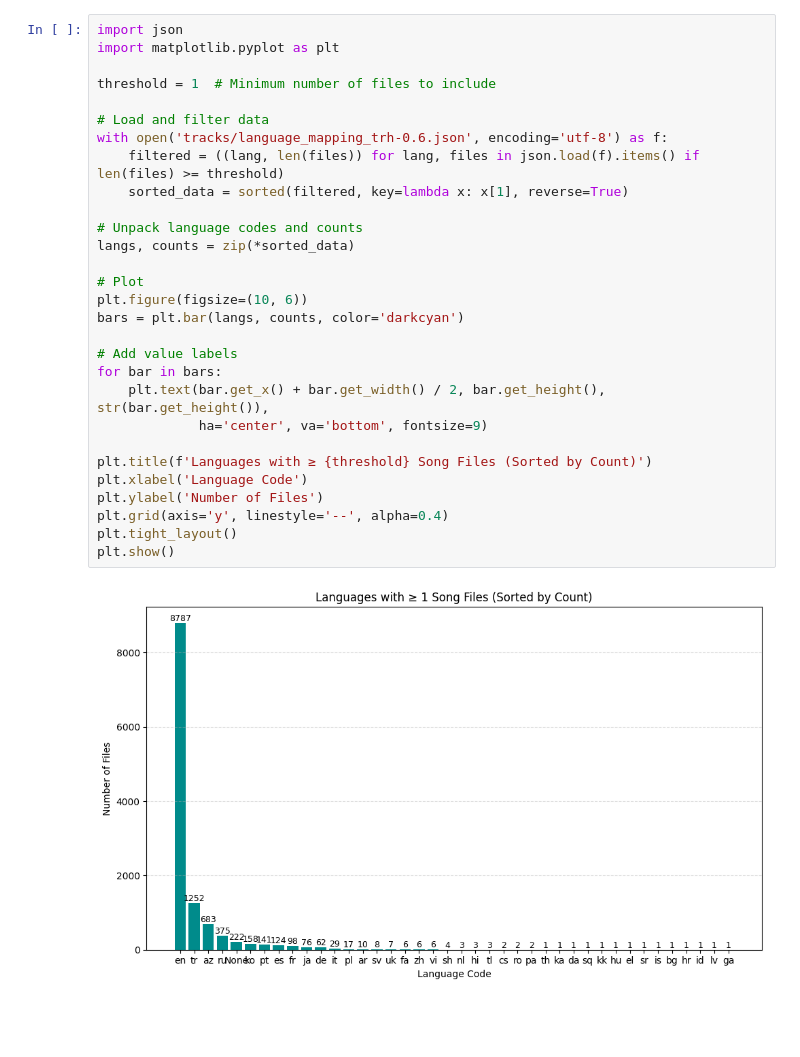
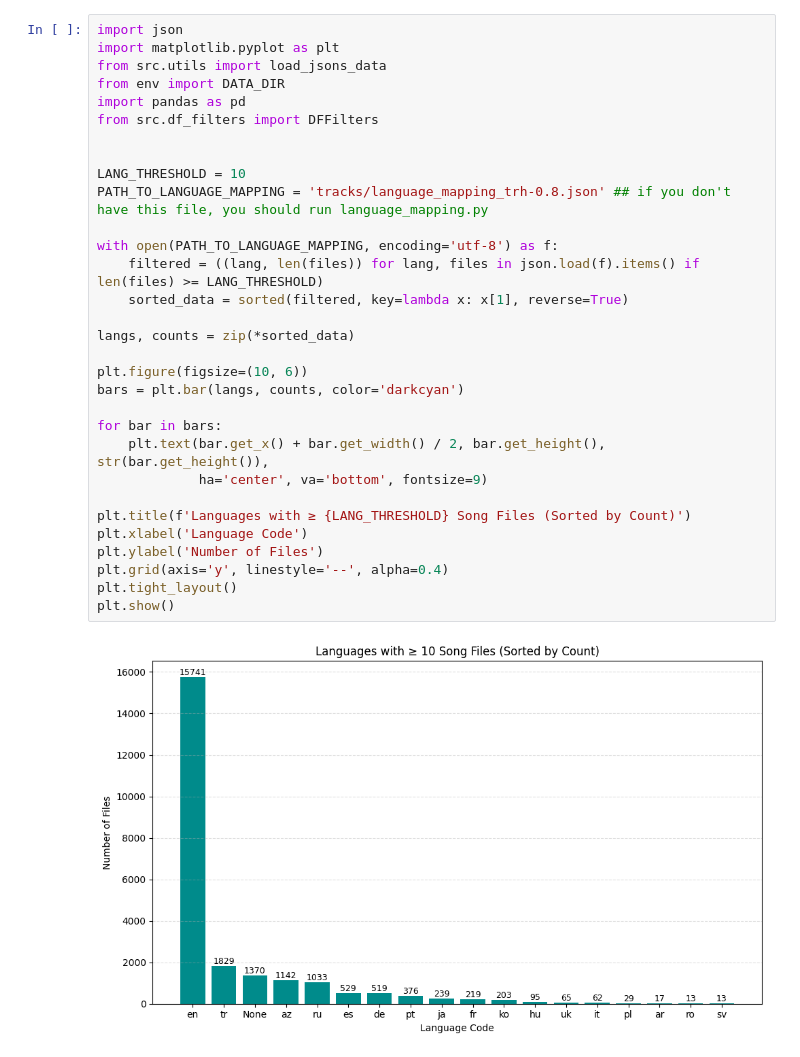
Before and after one commit to Liptee/Lyric2Popularity, a Jupyter notebook: visualization_data.ipynb, the cells around one changed output. Cells and saved outputs as stored; diff of their text form; blank space fills up the shorter version.

```diff
--- a/visualization_data.ipynb
+++ b/visualization_data.ipynb
@@ -1,31 +1,33 @@
 # %%
 import json
 import matplotlib.pyplot as plt
+from src.utils import load_jsons_data
+from env import DATA_DIR
+import pandas as pd
+from src.df_filters import DFFilters
 
-threshold = 1  # Minimum number of files to include
 
-# Load and filter data
-with open('tracks/language_mapping_trh-0.6.json', encoding='utf-8') as f:
-    filtered = ((lang, len(files)) for lang, files in json.load(f).items() if len(files) >= threshold)
+LANG_THRESHOLD = 10
+PATH_TO_LANGUAGE_MAPPING = 'tracks/language_mapping_trh-0.8.json' ## if you don't have this file, you should run language_mapping.py
+
+with open(PATH_TO_LANGUAGE_MAPPING, encoding='utf-8') as f:
+    filtered = ((lang, len(files)) for lang, files in json.load(f).items() if len(files) >= LANG_THRESHOLD)
     sorted_data = sorted(filtered, key=lambda x: x[1], reverse=True)
 
-# Unpack language codes and counts
 langs, counts = zip(*sorted_data)
 
-# Plot
 plt.figure(figsize=(10, 6))
 bars = plt.bar(langs, counts, color='darkcyan')
 
-# Add value labels
 for bar in bars:
     plt.text(bar.get_x() + bar.get_width() / 2, bar.get_height(), str(bar.get_height()),
              ha='center', va='bottom', fontsize=9)
 
-plt.title(f'Languages with ≥ {threshold} Song Files (Sorted by Count)')
+plt.title(f'Languages with ≥ {LANG_THRESHOLD} Song Files (Sorted by Count)')
 plt.xlabel('Language Code')
 plt.ylabel('Number of Files')
 plt.grid(axis='y', linestyle='--', alpha=0.4)
 plt.tight_layout()
 plt.show()
 # %% [output]
-[figure, old version]
+[figure, new version]
```
Also changed, not shown: parts of 4 cells of this notebook, 16 other files.
